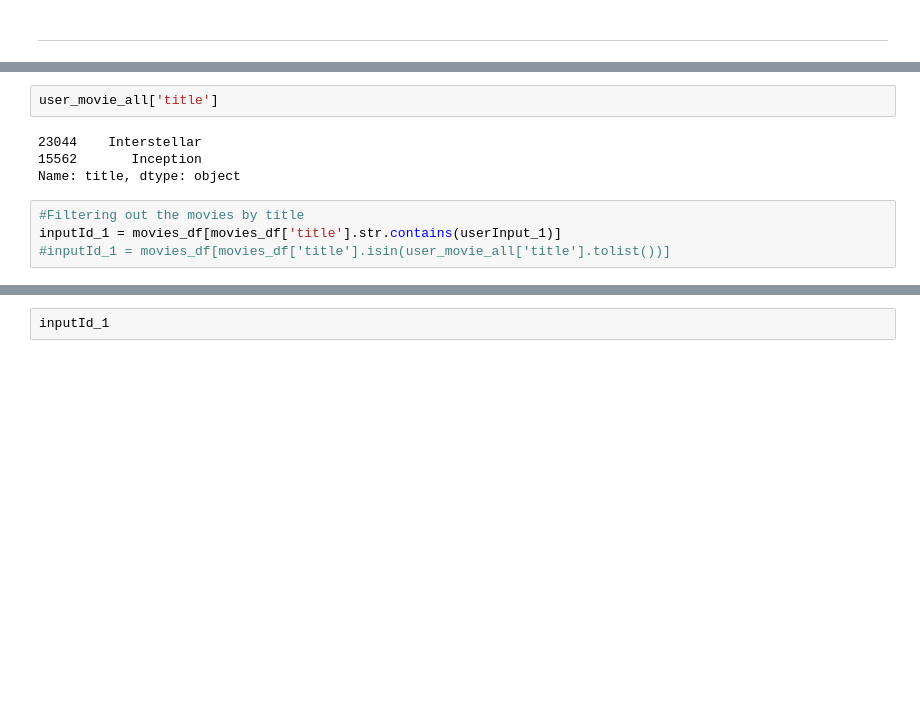
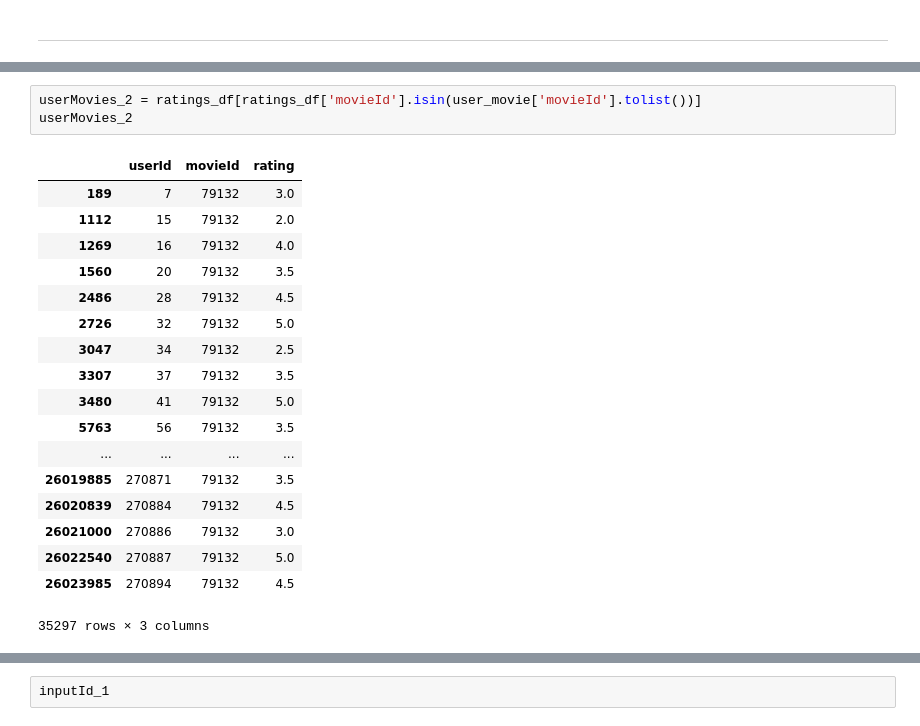
Before and after one commit to sushant822/ML-Recommendation-System, a Jupyter notebook: ML-Recommendation System.ipynb, the cells around one changed output, grey strips where cells are left out. Drawn from its saved outputs; the diff is of its cells as text; blank space fills up the shorter version.

```diff
--- a/ML-Recommendation System.ipynb
+++ b/ML-Recommendation System.ipynb
@@ -283,10 +294,22 @@ Please enter a movie name: inception
-# %%
-user_movie_all['title']
-# %% [output]
-23044    Interstellar
-15562       Inception
-Name: title, dtype: object
-# %%
-#Filtering out the movies by title
-inputId_1 = movies_df[movies_df['title'].str.contains(userInput_1)]
-#inputId_1 = movies_df[movies_df['title'].isin(user_movie_all['title'].tolist())]
+# %%
+userMovies_2 = ratings_df[ratings_df['movieId'].isin(user_movie['movieId'].tolist())]
+userMovies_2
+# %% [output]
+|  | userId | movieId | rating |
+| 189 | 7 | 79132 | 3.0 |
+| 1112 | 15 | 79132 | 2.0 |
+| 1269 | 16 | 79132 | 4.0 |
+| 1560 | 20 | 79132 | 3.5 |
+| 2486 | 28 | 79132 | 4.5 |
+| 2726 | 32 | 79132 | 5.0 |
+| 3047 | 34 | 79132 | 2.5 |
+| 3307 | 37 | 79132 | 3.5 |
+| 3480 | 41 | 79132 | 5.0 |
+| 5763 | 56 | 79132 | 3.5 |
+| ... | ... | ... | ... |
+| 26019885 | 270871 | 79132 | 3.5 |
+| 26020839 | 270884 | 79132 | 4.5 |
+| 26021000 | 270886 | 79132 | 3.0 |
+| 26022540 | 270887 | 79132 | 5.0 |
+| 26023985 | 270894 | 79132 | 4.5 |
+35297 rows × 3 columns
```
Also changed, not shown: parts of 12 cells of this notebook, 1 other file.
